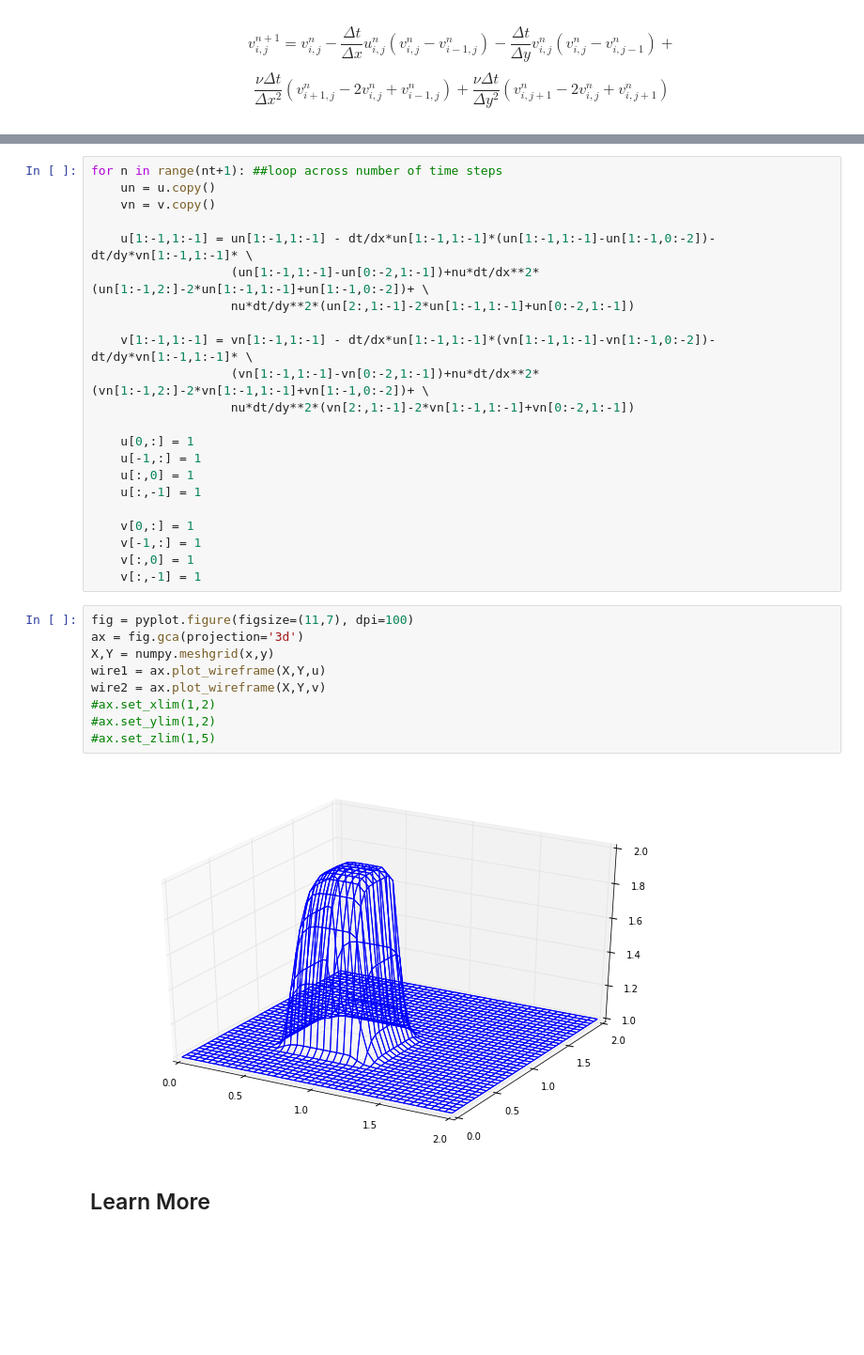
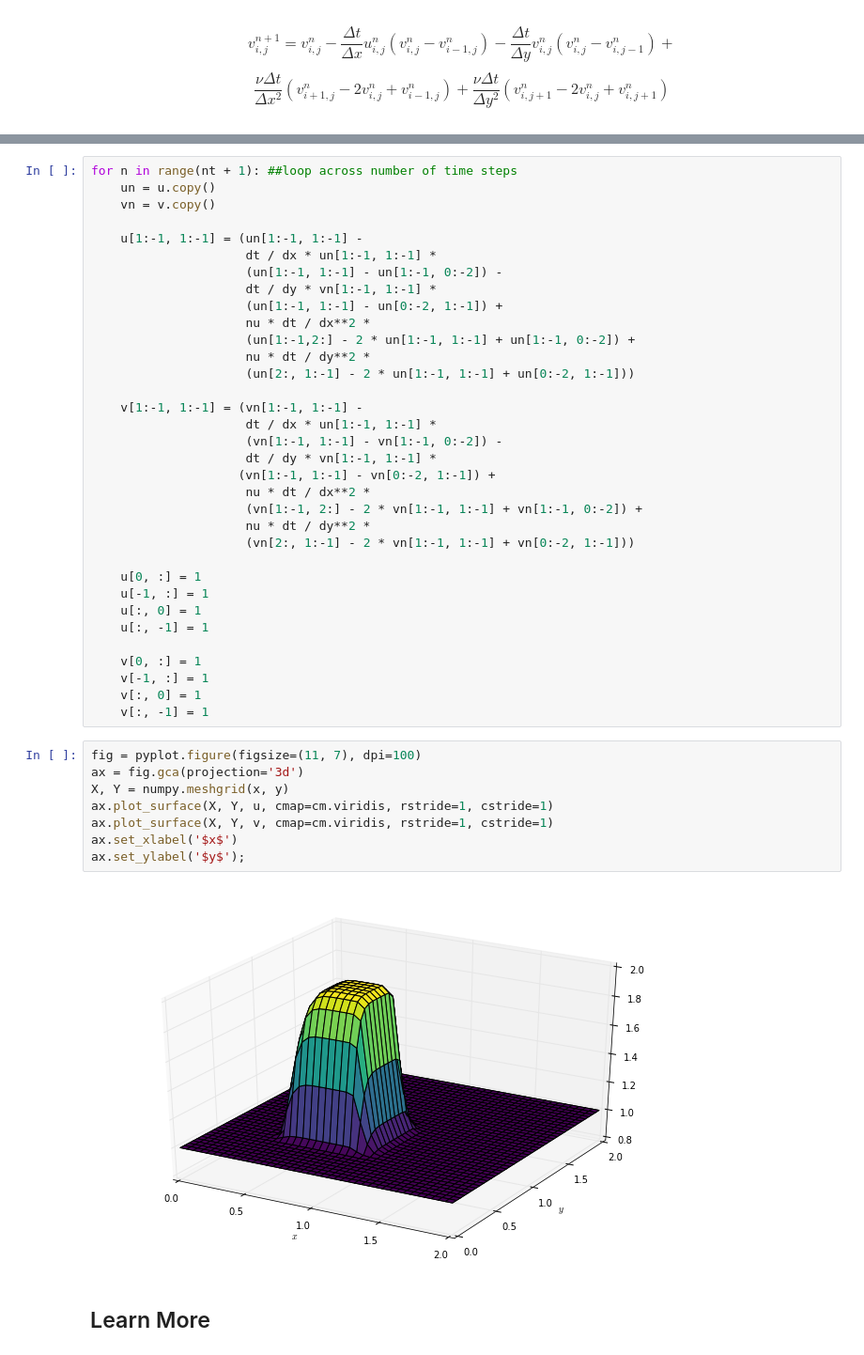
Before and after one commit to barbagroup/CFDPython, a Jupyter notebook: lessons/10_Step_8.ipynb, the cells around one changed output, grey strips where cells are left out. Shown: that part at 94% size. Cells and saved outputs as stored; diff of their text form; blank space fills up the shorter version.

```diff
--- a/lessons/10_Step_8.ipynb
+++ b/lessons/10_Step_8.ipynb
@@ -87,36 +87,47 @@ wire2 = ax.plot_wireframe(X,Y,v[:], cmap=cm.coolwarm)
 # %%
-for n in range(nt+1): ##loop across number of time steps
+for n in range(nt + 1): ##loop across number of time steps
     un = u.copy()
     vn = v.copy()
 
-    u[1:-1,1:-1] = un[1:-1,1:-1] - dt/dx*un[1:-1,1:-1]*(un[1:-1,1:-1]-un[1:-1,0:-2])-dt/dy*vn[1:-1,1:-1]* \
-                   (un[1:-1,1:-1]-un[0:-2,1:-1])+nu*dt/dx**2*(un[1:-1,2:]-2*un[1:-1,1:-1]+un[1:-1,0:-2])+ \
-                   nu*dt/dy**2*(un[2:,1:-1]-2*un[1:-1,1:-1]+un[0:-2,1:-1])
+    u[1:-1, 1:-1] = (un[1:-1, 1:-1] -
+                     dt / dx * un[1:-1, 1:-1] *
+                     (un[1:-1, 1:-1] - un[1:-1, 0:-2]) -
+                     dt / dy * vn[1:-1, 1:-1] *
+                     (un[1:-1, 1:-1] - un[0:-2, 1:-1]) +
+                     nu * dt / dx**2 *
+                     (un[1:-1,2:] - 2 * un[1:-1, 1:-1] + un[1:-1, 0:-2]) +
+                     nu * dt / dy**2 *
+                     (un[2:, 1:-1] - 2 * un[1:-1, 1:-1] + un[0:-2, 1:-1]))
 
-    v[1:-1,1:-1] = vn[1:-1,1:-1] - dt/dx*un[1:-1,1:-1]*(vn[1:-1,1:-1]-vn[1:-1,0:-2])-dt/dy*vn[1:-1,1:-1]* \
-                   (vn[1:-1,1:-1]-vn[0:-2,1:-1])+nu*dt/dx**2*(vn[1:-1,2:]-2*vn[1:-1,1:-1]+vn[1:-1,0:-2])+ \
-                   nu*dt/dy**2*(vn[2:,1:-1]-2*vn[1:-1,1:-1]+vn[0:-2,1:-1])
+    v[1:-1, 1:-1] = (vn[1:-1, 1:-1] -
+                     dt / dx * un[1:-1, 1:-1] *
+                     (vn[1:-1, 1:-1] - vn[1:-1, 0:-2]) -
+                     dt / dy * vn[1:-1, 1:-1] *
+                    (vn[1:-1, 1:-1] - vn[0:-2, 1:-1]) +
+                     nu * dt / dx**2 *
+                     (vn[1:-1, 2:] - 2 * vn[1:-1, 1:-1] + vn[1:-1, 0:-2]) +
+                     nu * dt / dy**2 *
+                     (vn[2:, 1:-1] - 2 * vn[1:-1, 1:-1] + vn[0:-2, 1:-1]))
 
-    u[0,:] = 1
-    u[-1,:] = 1
-    u[:,0] = 1
-    u[:,-1] = 1
+    u[0, :] = 1
+    u[-1, :] = 1
+    u[:, 0] = 1
+    u[:, -1] = 1
 
-    v[0,:] = 1
-    v[-1,:] = 1
-    v[:,0] = 1
-    v[:,-1] = 1
+    v[0, :] = 1
+    v[-1, :] = 1
+    v[:, 0] = 1
+    v[:, -1] = 1
 # %%
-fig = pyplot.figure(figsize=(11,7), dpi=100)
+fig = pyplot.figure(figsize=(11, 7), dpi=100)
 ax = fig.gca(projection='3d')
-X,Y = numpy.meshgrid(x,y)
-wire1 = ax.plot_wireframe(X,Y,u)
-wire2 = ax.plot_wireframe(X,Y,v)
-#ax.set_xlim(1,2)
-#ax.set_ylim(1,2)
-#ax.set_zlim(1,5)
+X, Y = numpy.meshgrid(x, y)
+ax.plot_surface(X, Y, u, cmap=cm.viridis, rstride=1, cstride=1)
+ax.plot_surface(X, Y, v, cmap=cm.viridis, rstride=1, cstride=1)
+ax.set_xlabel('$x$')
+ax.set_ylabel('$y$');
 # %% [output]
-[figure, old version]
+[figure, new version]
 # %% [markdown]
 ## Learn More
 # %% [markdown]
```
Also changed, not shown: parts of 4 cells of this notebook, 9 other files.
